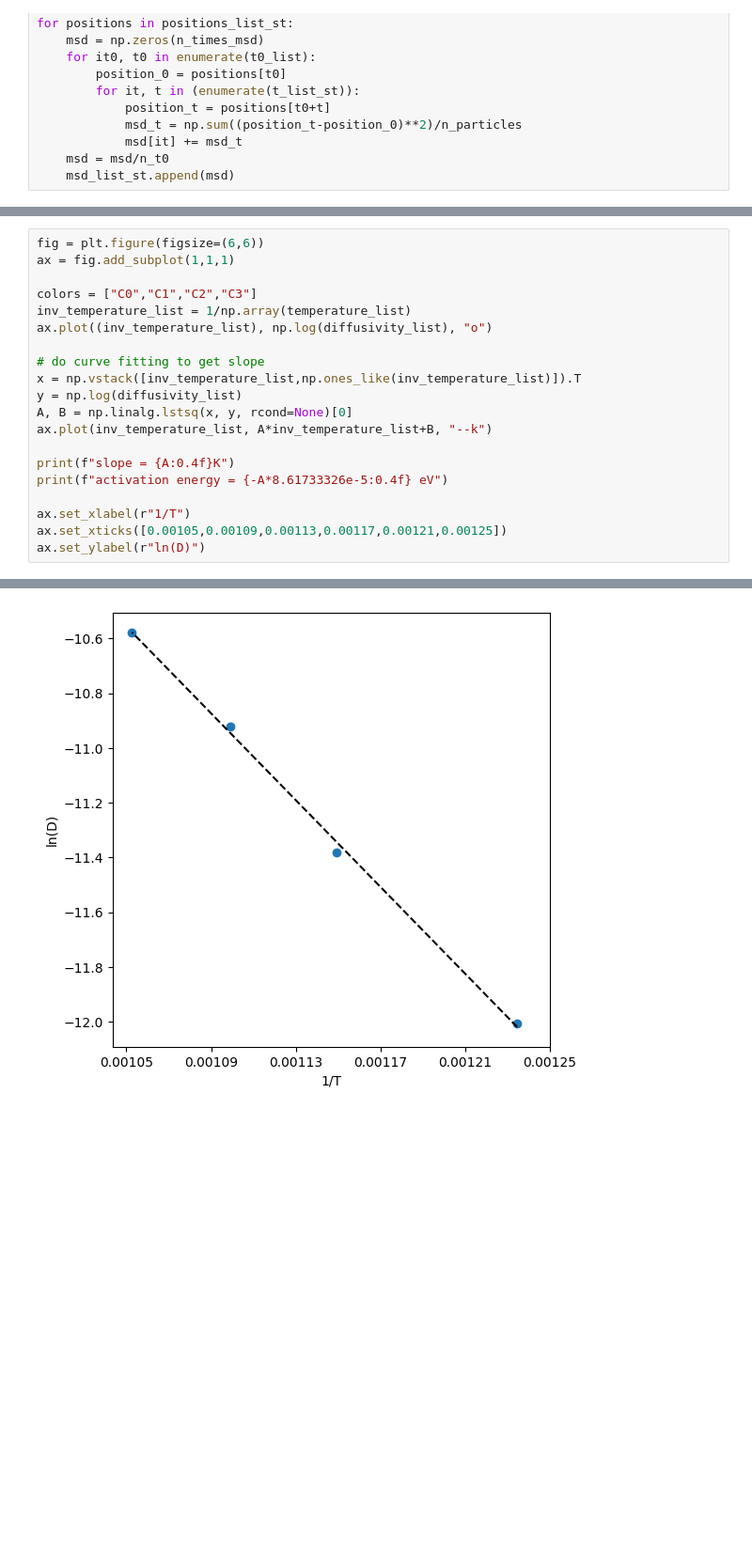
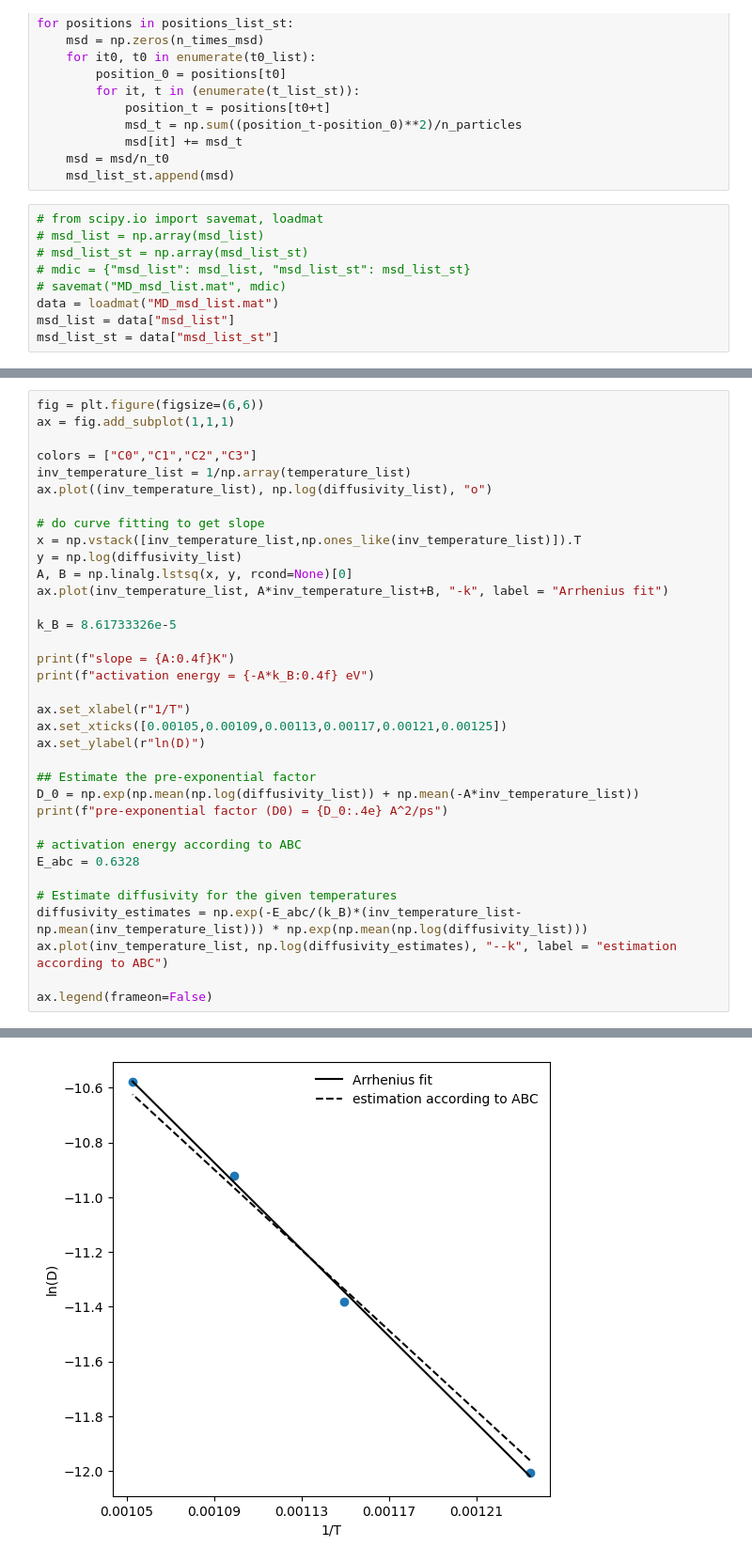
Before and after one commit to ch-tung/ABCD_J, a Jupyter notebook: EAM/LAMMPS/test_MSD.ipynb, the cells around one changed output, grey strips where cells are left out. Shown at 94% size. Cells and saved outputs as stored; diff of their text form; blank space fills up the shorter version.

Commit message:
evaluate the pre-exp factor

```diff
--- a/EAM/LAMMPS/test_MSD.ipynb
+++ b/EAM/LAMMPS/test_MSD.ipynb
@@ -116,6 +116,15 @@ for positions in positions_list_st:
             msd[it] += msd_t
     msd = msd/n_t0
     msd_list_st.append(msd)
+# %%
+# from scipy.io import savemat, loadmat
+# msd_list = np.array(msd_list)
+# msd_list_st = np.array(msd_list_st)
+# mdic = {"msd_list": msd_list, "msd_list_st": msd_list_st}
+# savemat("MD_msd_list.mat", mdic)
+data = loadmat("MD_msd_list.mat")
+msd_list = data["msd_list"]
+msd_list_st = data["msd_list_st"]
 # %%
 timestep = 10
 timestep_st = 10/1000
@@ -161,14 +203,29 @@ ax.plot((inv_temperature_list), np.log(diffusivity_list), "o")
 x = np.vstack([inv_temperature_list,np.ones_like(inv_temperature_list)]).T
 y = np.log(diffusivity_list)
 A, B = np.linalg.lstsq(x, y, rcond=None)[0]
-ax.plot(inv_temperature_list, A*inv_temperature_list+B, "--k")
+ax.plot(inv_temperature_list, A*inv_temperature_list+B, "-k", label = "Arrhenius fit")
+
+k_B = 8.61733326e-5
 
 print(f"slope = {A:0.4f}K")
-print(f"activation energy = {-A*8.61733326e-5:0.4f} eV")
+print(f"activation energy = {-A*k_B:0.4f} eV")
 
 ax.set_xlabel(r"1/T")
 ax.set_xticks([0.00105,0.00109,0.00113,0.00117,0.00121,0.00125])
 ax.set_ylabel(r"ln(D)")
+
+## Estimate the pre-exponential factor
+D_0 = np.exp(np.mean(np.log(diffusivity_list)) + np.mean(-A*inv_temperature_list))
+print(f"pre-exponential factor (D0) = {D_0:.4e} A^2/ps")
+
+# activation energy according to ABC
+E_abc = 0.6328
+
+# Estimate diffusivity for the given temperatures
+diffusivity_estimates = np.exp(-E_abc/(k_B)*(inv_temperature_list-np.mean(inv_temperature_list))) * np.exp(np.mean(np.log(diffusivity_list)))
+ax.plot(inv_temperature_list, np.log(diffusivity_estimates), "--k", label = "estimation according to ABC")
+
+ax.legend(frameon=False)
 # %% [output]
 slope = -7920.4766K
 activation energy = 0.6825 eV
@@ -176 +234 @@ Text(0, 0.5, 'ln(D)')
-[figure, old version]
+[figure, new version]
```
Also changed, not shown: parts of 4 cells of this notebook.
